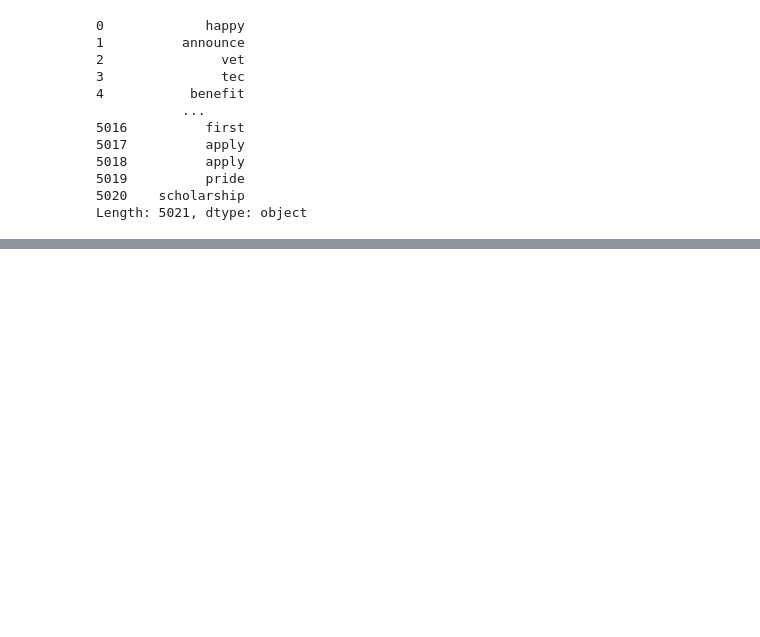
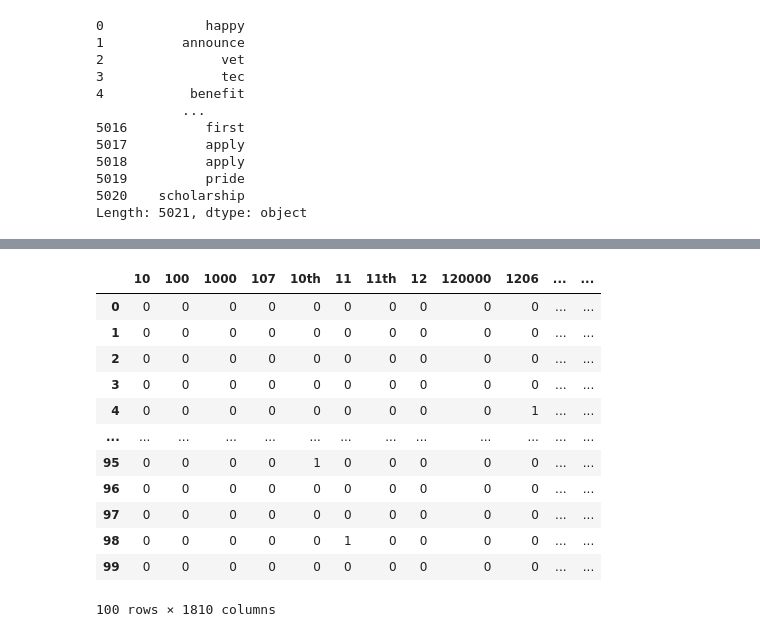
Before and after one commit to lainslie-18/natural-language-processing-exercises, a Jupyter notebook: model.ipynb, the cells around one changed output, grey strips where cells are left out. Cells and saved outputs as stored; diff of their text form; code cells hidden in the pictures; blank space fills up the shorter version.

```diff
--- a/model.ipynb
+++ b/model.ipynb
@@ -200,0 +386,23 @@ unique_words = pd.Series(' '.join(documents.values()).split()).unique()
+# %%
+# use count vectorizer object to create bag of words by fit and transform news_df data, assign category column to y variable
+cv = CountVectorizer()
+X_bag_of_words = cv.fit_transform(news_df.lemmatized)
+y = news_df.category
+# %%
+# create dataframe of words
+words = pd.DataFrame(X_bag_of_words.todense(), columns=cv.get_feature_names())
+words
+# %% [output]
+|  | 10 | 100 | 1000 | 107 | 10th | 11 | 11th | 12 | 120000 | 1206 | ... | ... |
+| 0 | 0 | 0 | 0 | 0 | 0 | 0 | 0 | 0 | 0 | 0 | ... | ... |
+| 1 | 0 | 0 | 0 | 0 | 0 | 0 | 0 | 0 | 0 | 0 | ... | ... |
+| 2 | 0 | 0 | 0 | 0 | 0 | 0 | 0 | 0 | 0 | 0 | ... | ... |
+| 3 | 0 | 0 | 0 | 0 | 0 | 0 | 0 | 0 | 0 | 0 | ... | ... |
+| 4 | 0 | 0 | 0 | 0 | 0 | 0 | 0 | 0 | 0 | 1 | ... | ... |
+| ... | ... | ... | ... | ... | ... | ... | ... | ... | ... | ... | ... | ... |
+| 95 | 0 | 0 | 0 | 0 | 1 | 0 | 0 | 0 | 0 | 0 | ... | ... |
+| 96 | 0 | 0 | 0 | 0 | 0 | 0 | 0 | 0 | 0 | 0 | ... | ... |
+| 97 | 0 | 0 | 0 | 0 | 0 | 0 | 0 | 0 | 0 | 0 | ... | ... |
+| 98 | 0 | 0 | 0 | 0 | 0 | 1 | 0 | 0 | 0 | 0 | ... | ... |
+| 99 | 0 | 0 | 0 | 0 | 0 | 0 | 0 | 0 | 0 | 0 | ... | ... |
+100 rows × 1810 columns
```
Also changed, not shown: parts of 45 cells of this notebook, 1 other file.
